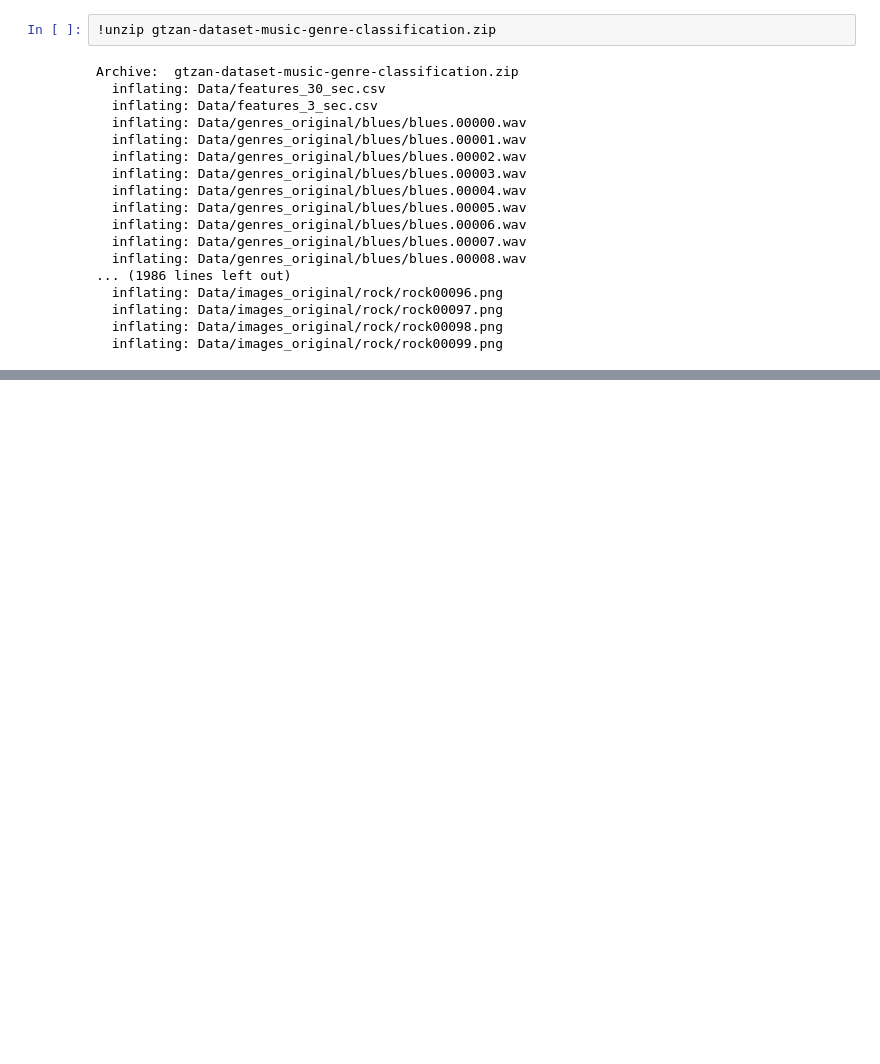
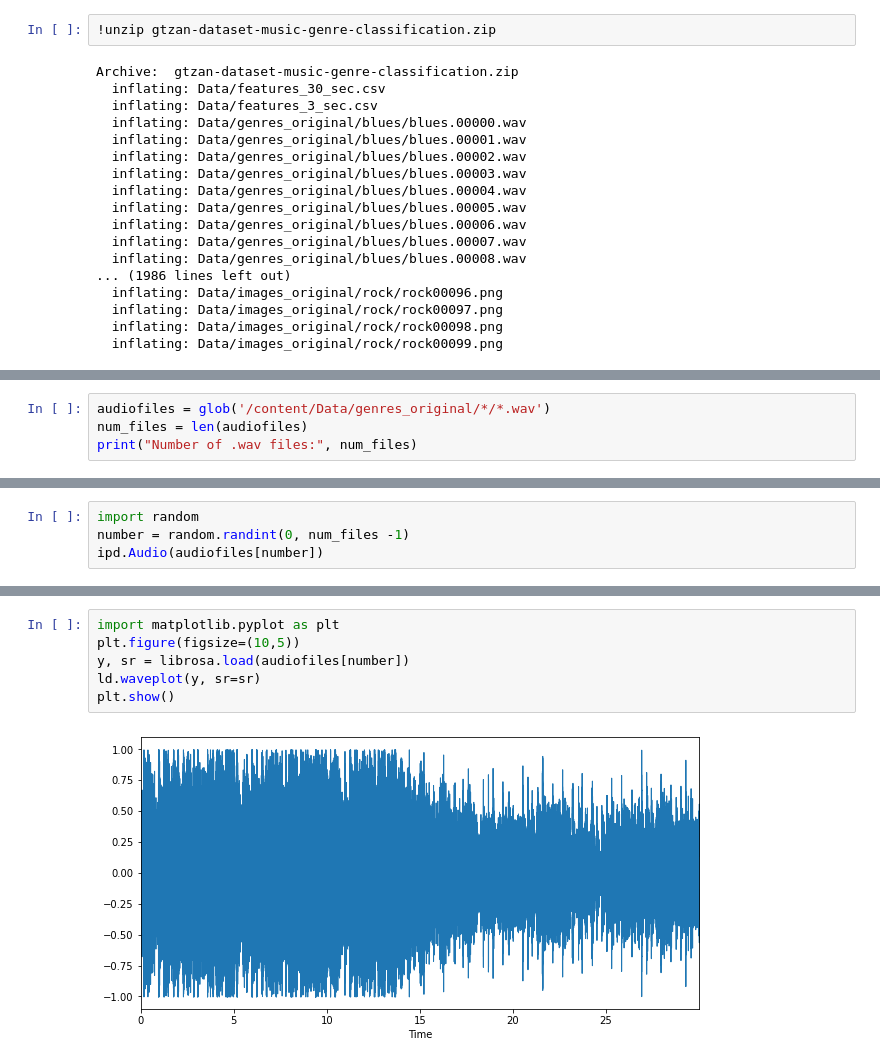
Before and after one commit to devshah21/Music-Genre-Classifier, a Jupyter notebook: Music_genre_classifier.ipynb, the cells around one changed output, grey strips where cells are left out. Drawn from its saved outputs; the diff is of its cells as text; blank space fills up the shorter version.

Commit message:
imported libraries and began data visualization with frequency and spectograms

```diff
--- a/Music_genre_classifier.ipynb
+++ b/Music_genre_classifier.ipynb
@@ -74,0 +88,4 @@ Archive:  gtzan-dataset-music-genre-classification.zip
+# %%
+audiofiles = glob('/content/Data/genres_original/*/*.wav')
+num_files = len(audiofiles)
+print("Number of .wav files:", num_files)
@@ -74,0 +94,4 @@ Archive:  gtzan-dataset-music-genre-classification.zip
+# %%
+import random
+number = random.randint(0, num_files -1)
+ipd.Audio(audiofiles[number])
@@ -74,0 +112,8 @@ Archive:  gtzan-dataset-music-genre-classification.zip
+# %%
+import matplotlib.pyplot as plt
+plt.figure(figsize=(10,5))
+y, sr = librosa.load(audiofiles[number])
+ld.waveplot(y, sr=sr)
+plt.show()
+# %% [output]
+[figure, added]
```
Also changed, not shown: parts of 8 cells of this notebook.
